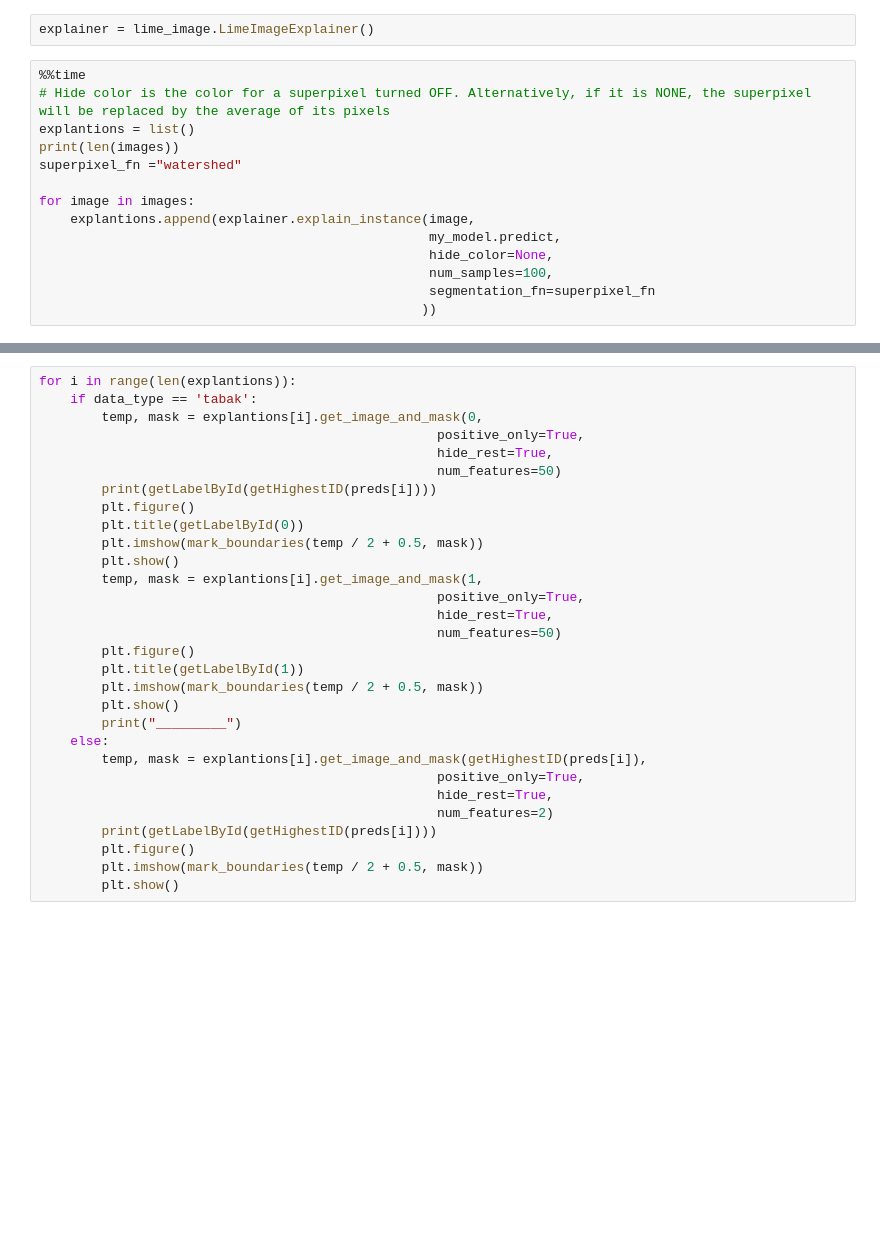
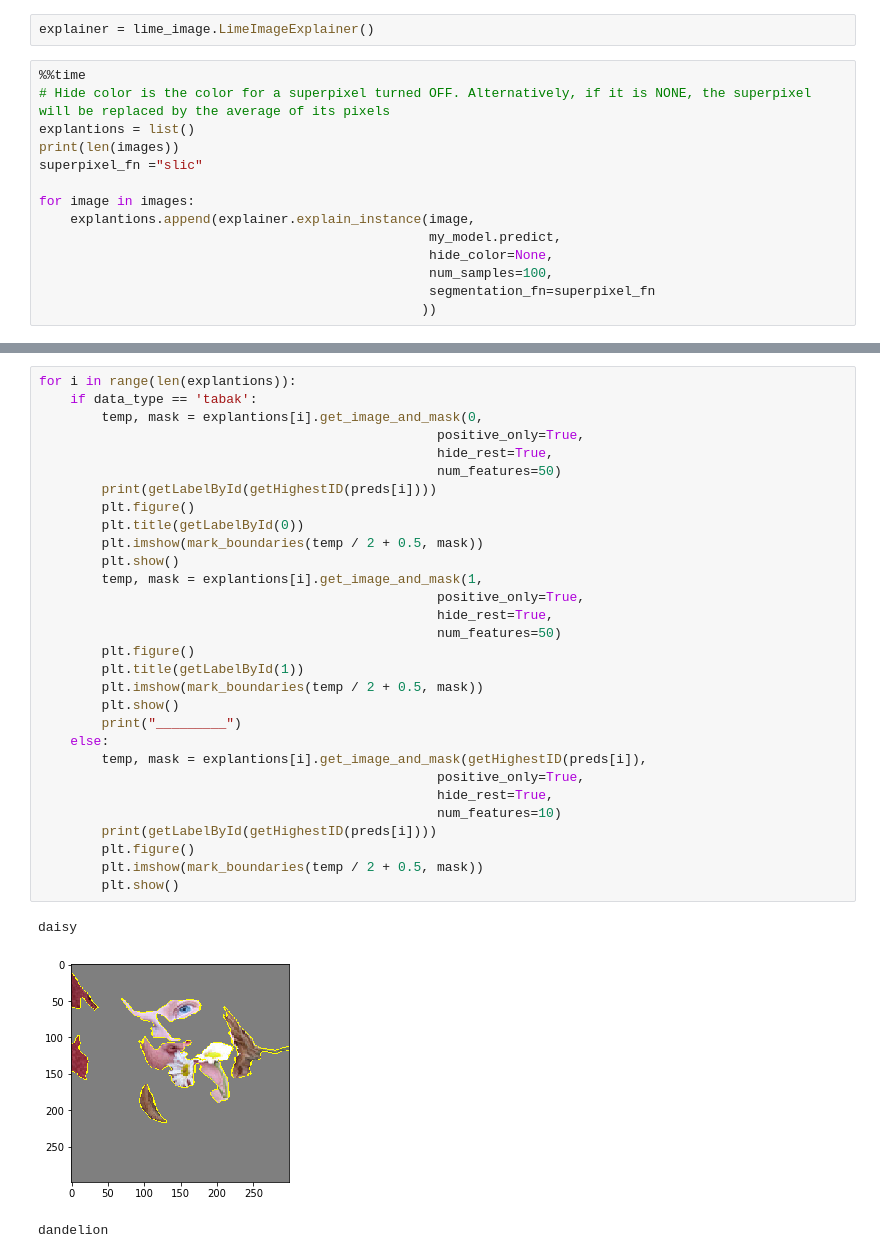
Before and after one commit to LudwigSchallner/limeandcnn, a Jupyter notebook: LIME.ipynb, the cells around one changed output, grey strips where cells are left out. Saved outputs shown, nothing was run; the diff lists cells and outputs as text; blank space fills up the shorter version.

```diff
--- a/LIME.ipynb
+++ b/LIME.ipynb
@@ -131,7 +156,7 @@ explainer = lime_image.LimeImageExplainer()
 # Hide color is the color for a superpixel turned OFF. Alternatively, if it is NONE, the superpixel will be replaced by the average of its pixels
 explantions = list()
 print(len(images))
-superpixel_fn ="watershed"
+superpixel_fn ="slic"
 
 for image in images:
     explantions.append(explainer.explain_instance(image,
@@ -147,30 +177,34 @@ TypeError: 'numpy.ndarray' object is not callable
 # %%
 for i in range(len(explantions)):
     if data_type == 'tabak':
         temp, mask = explantions[i].get_image_and_mask(0,
                                                    positive_only=True,
                                                    hide_rest=True,
                                                    num_features=50)
         print(getLabelById(getHighestID(preds[i])))
         plt.figure()
         plt.title(getLabelById(0))
         plt.imshow(mark_boundaries(temp / 2 + 0.5, mask))
         plt.show()
         temp, mask = explantions[i].get_image_and_mask(1,
                                                    positive_only=True,
                                                    hide_rest=True,
                                                    num_features=50)
         plt.figure()
         plt.title(getLabelById(1))
         plt.imshow(mark_boundaries(temp / 2 + 0.5, mask))
         plt.show()
         print("_________")
     else:
         temp, mask = explantions[i].get_image_and_mask(getHighestID(preds[i]),
                                                    positive_only=True,
                                                    hide_rest=True,
-                                                   num_features=2)
+                                                   num_features=10)
         print(getLabelById(getHighestID(preds[i])))
         plt.figure()
         plt.imshow(mark_boundaries(temp / 2 + 0.5, mask))
         plt.show()
+# %% [output]
+daisy
+[figure, added]
+dandelion
```
Also changed, not shown: parts of 7 cells of this notebook, 11 other files.
